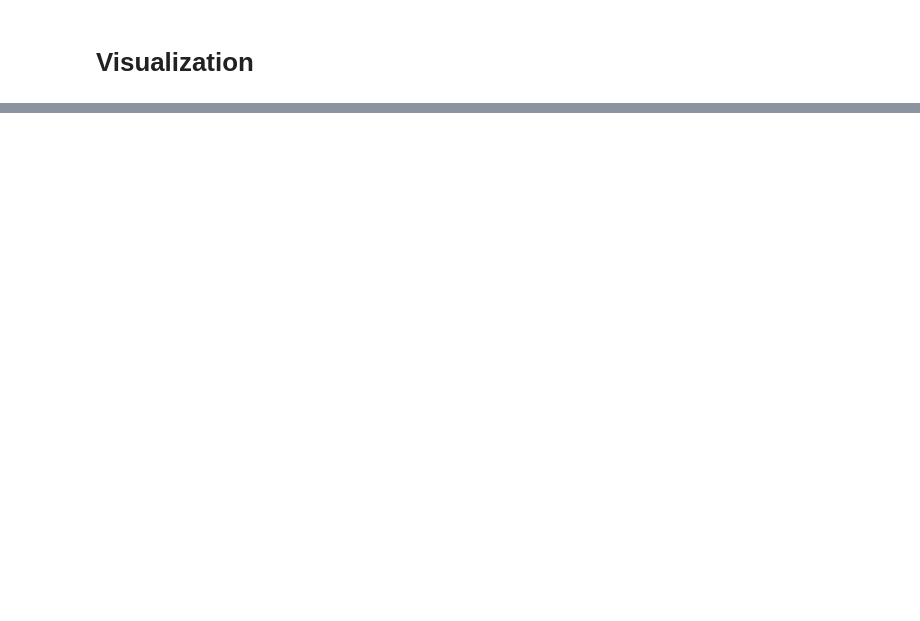
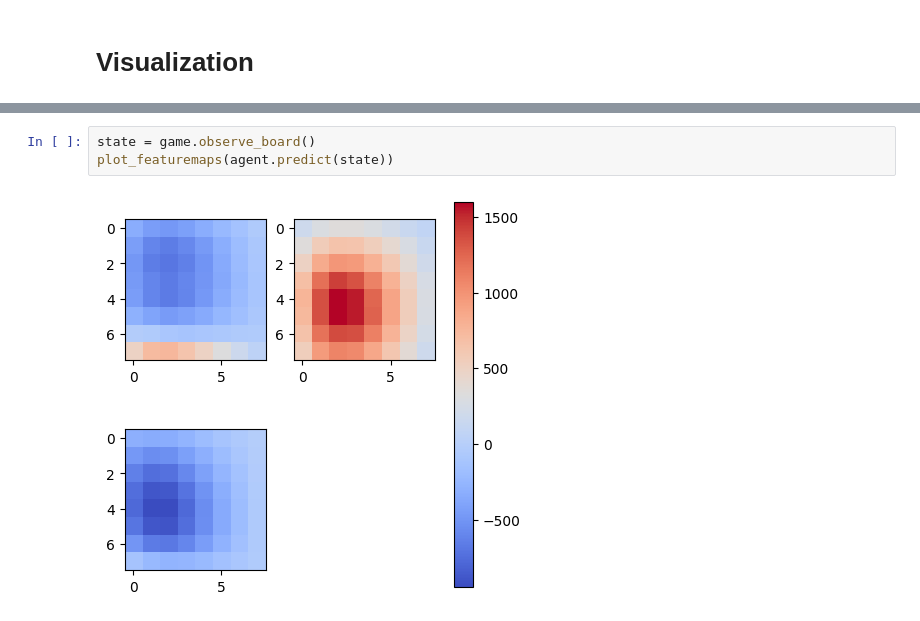
Before and after one commit to Sambura/DnD-RL-combat-agent, a Jupyter notebook: notebooks/policy_gradient_proto.ipynb, the cells around one changed output, grey strips where cells are left out. Drawn from its saved outputs; the diff is of its cells as text; blank space fills up the shorter version.

```diff
--- a/notebooks/policy_gradient_proto.ipynb
+++ b/notebooks/policy_gradient_proto.ipynb
@@ -288,0 +335,5 @@ print(agent.choose_action_vector(state))
+# %%
+state = game.observe_board()
+plot_featuremaps(agent.predict(state))
+# %% [output]
+[figure, added]
```
Also changed, not shown: parts of 28 cells of this notebook, 6 other files.
